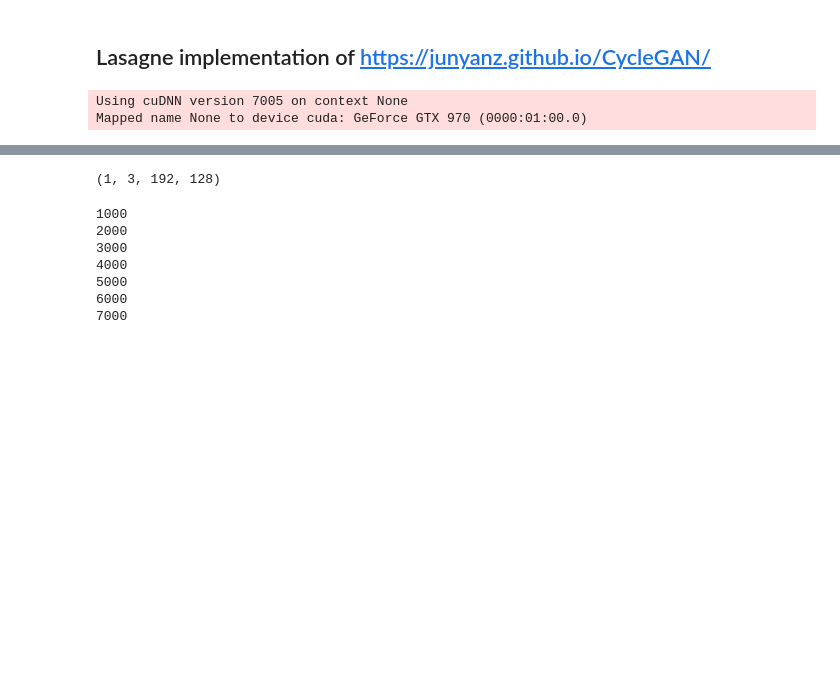
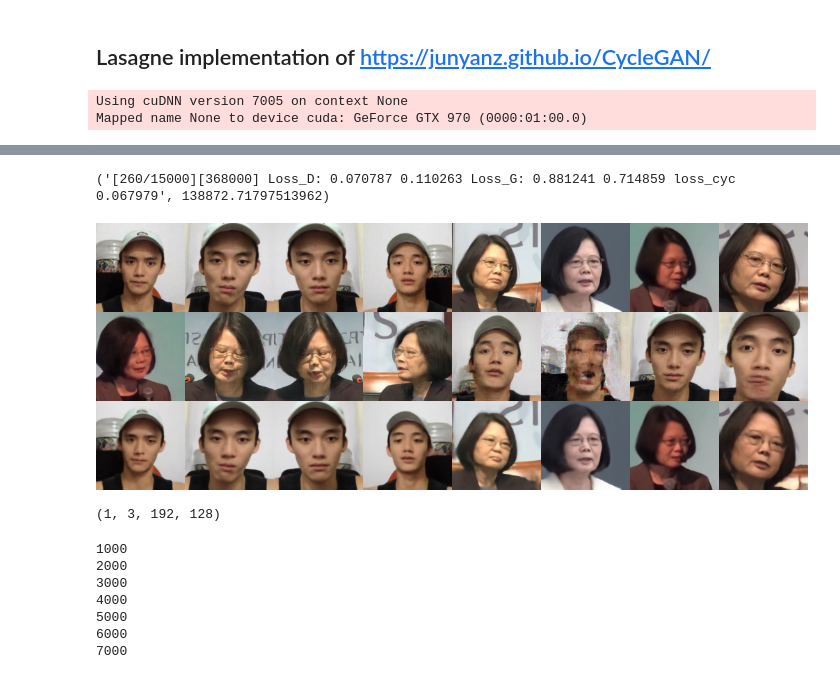
Before and after one commit to k123321141/paper_notes, a Jupyter notebook: final/CycleGAN-lasagne-fber.ipynb, the cells around one changed output, grey strips where cells are left out. Cells and saved outputs as stored; diff of their text form; code cells hidden in the pictures; blank space fills up the shorter version.

```diff
--- a/final/CycleGAN-lasagne-fber.ipynb
+++ b/final/CycleGAN-lasagne-fber.ipynb
@@ -227,8 +227,8 @@ batchSize = 1
 lrD = 5e-5
 lrG = 5e-5
 # %%
-netDA = BASIC_D(nc_in, ndf, use_sigmoid = not use_lsgan)
-netDB = BASIC_D(nc_out, ndf, use_sigmoid = not use_lsgan)
+netDA = BASIC_D(nc_in, ndf, max_layers=3, use_sigmoid = not use_lsgan)
+netDB = BASIC_D(nc_out, ndf, max_layers=3, use_sigmoid = not use_lsgan)
 # for l in lasagne.layers.get_all_layers(netDA):
 #     print(l.name,  l.output_shape)
 # %%
@@ -326,17 +326,24 @@ def read_image(fn):
     return img
 
 #data = "edges2shoes"
+
 # dataset = "horse2zebra"
 # dataset = "face2emoji"
 # dataset = 'face2president'
-dataset = "president2coach"
+# dataset = "president2coach"
 # dataset = 'annie2coach'
-# dataset = "lfw2coach"
+# from_style = 'hao'
+from_style = 'hao'
+
+to_style = 'president'
+# to_style = 'coach'
+dataset = "%s2%s" % (from_style, to_style)
+
 # dataset = "hao2lin"
-train_A = load_data('CycleGAN/{}/trainA/*.jpg'.format(dataset))
-train_B = load_data('CycleGAN/{}/trainB/*.jpg'.format(dataset))
-test_A = load_data('CycleGAN/{}/testA/*.jpg'.format(dataset))
-test_B = load_data('CycleGAN/{}/testB/*.jpg'.format(dataset))
+train_A = load_data('CycleGAN/{}/trainA/*.jpg'.format(from_style))
+train_B = load_data('CycleGAN/{}/trainB/*.jpg'.format(to_style))
+test_A = load_data('CycleGAN/{}/testA/*.jpg'.format(from_style))
+test_B = load_data('CycleGAN/{}/testB/*.jpg'.format(to_style))
 assert len(train_A) and len(train_B)
 # %%
 def minibatch(data, batchsize):
@@ -489,44 +457,48 @@ def save(dataset_name):
 import time
 from IPython.display import clear_output
 t0 = time.time()
-niter = 150
+niter = 15000
 img_dir = join('.','buf_data','imgs')
 gen_iterations = 0
 epoch = 0
 errCyc_sum = errGA_sum = errGB_sum = errDA_sum = errDB_sum = 0
 
-display_iters = 100
+display_iters = 40
 #val_batch = minibatch(valAB, 6, direction)
 train_batch = minibatchAB(train_A, train_B, batchSize)
 
 while epoch < niter:
     epoch, A, B = next(train_batch)
     #clamp_D_fn()
     errDA, errDB  = netD_train(A, B)
     errDA_sum +=errDA
     errDB_sum +=errDB
 
     # epoch, trainA, trainB = next(train_batch)
     errGA, errGB, errCyc = netG_train(A, B)
     errGA_sum += errGA
     errGB_sum += errGB
     errCyc_sum += errCyc
     gen_iterations+=1
     if gen_iterations%display_iters==0:
         #if gen_iterations%(5*display_iters)==0:
         clear_output()
         print('[%d/%d][%d] Loss_D: %f %f Loss_G: %f %f loss_cyc %f'
         % (epoch, niter, gen_iterations, errDA_sum/display_iters, errDB_sum/display_iters,
            errGA_sum/display_iters, errGB_sum/display_iters,
            errCyc_sum/display_iters), time.time()-t0)
         _, A, B = train_batch.send(4)
         test_sample = showG(A,B)
+#         print test_sample.shape
         img = Image.fromarray(test_sample)
         img.save(join(img_dir,'test_%d.jpg' % gen_iterations))
         save(dataset)
         errCyc_sum = errGA_sum = errGB_sum = errDA_sum = errDB_sum = 0
-    if gen_iterations%20000==0:
-        save(dataset+'str(gen_iterations))
+    if gen_iterations%10000==0:
+        save(dataset+str(gen_iterations))
+# %% [output]
+('[260/15000][368000] Loss_D: 0.070787 0.110263 Loss_G: 0.881241 0.714859 loss_cyc 0.067979', 138872.71797513962)
+[figure, added]
 # %%
 v = lasagne.layers.get_all_param_values([netDA, netDB, netGA, netGB])
 # %%
```
Also changed, not shown: parts of 3 cells of this notebook, 56 other files.
